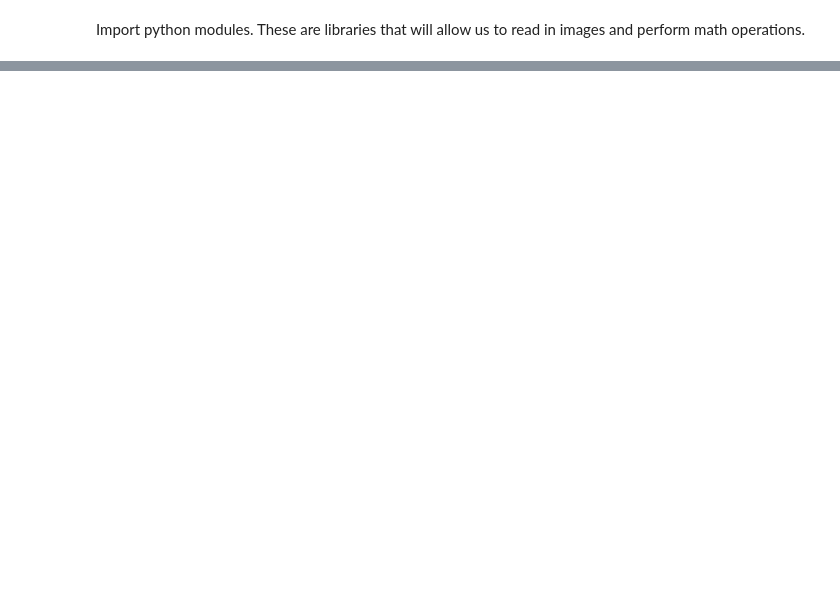
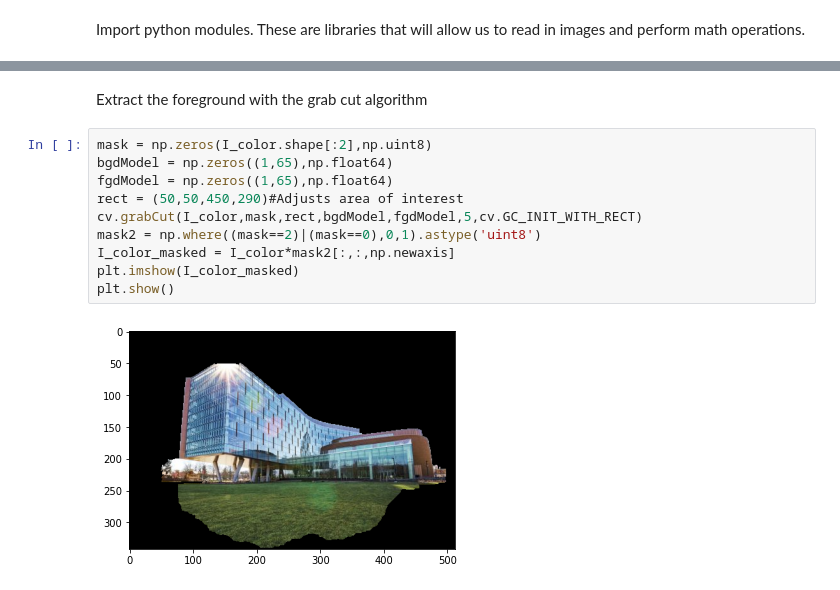
Before and after one commit to sriyayay/Technica_2021, a Jupyter notebook: DIY_Photoshop.ipynb, the cells around one changed output, grey strips where cells are left out. Saved outputs shown, nothing was run; the diff lists cells and outputs as text; blank space fills up the shorter version.

```diff
--- a/DIY_Photoshop.ipynb
+++ b/DIY_Photoshop.ipynb
@@ -13,0 +29,14 @@ Plot the image
+# %% [markdown]
+Extract the foreground with the grab cut algorithm
+# %%
+mask = np.zeros(I_color.shape[:2],np.uint8)
+bgdModel = np.zeros((1,65),np.float64)
+fgdModel = np.zeros((1,65),np.float64)
+rect = (50,50,450,290)#Adjusts area of interest
+cv.grabCut(I_color,mask,rect,bgdModel,fgdModel,5,cv.GC_INIT_WITH_RECT)
+mask2 = np.where((mask==2)|(mask==0),0,1).astype('uint8')
+I_color_masked = I_color*mask2[:,:,np.newaxis]
+plt.imshow(I_color_masked)
+plt.show()
+# %% [output]
+[figure, added]
```
Also changed, not shown: parts of 26 cells of this notebook.
